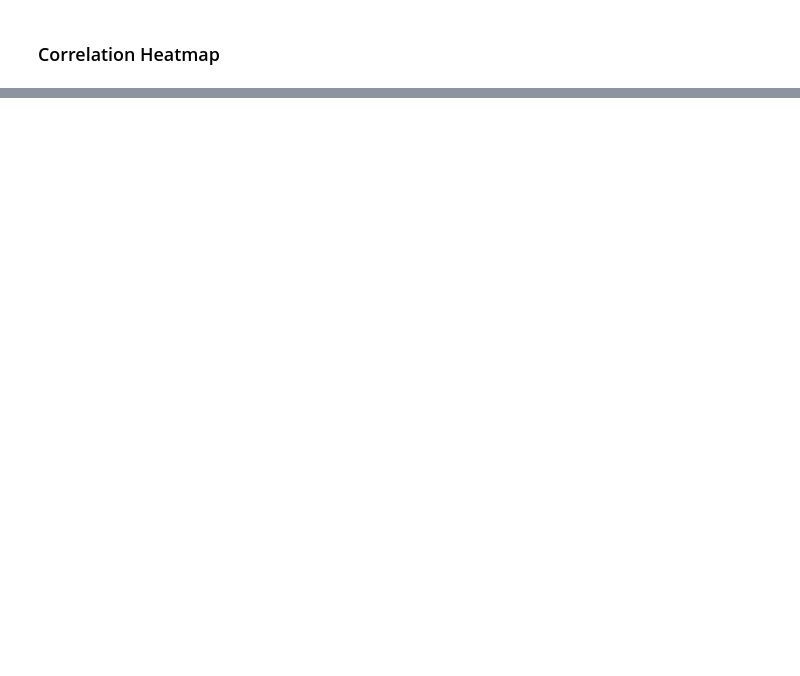
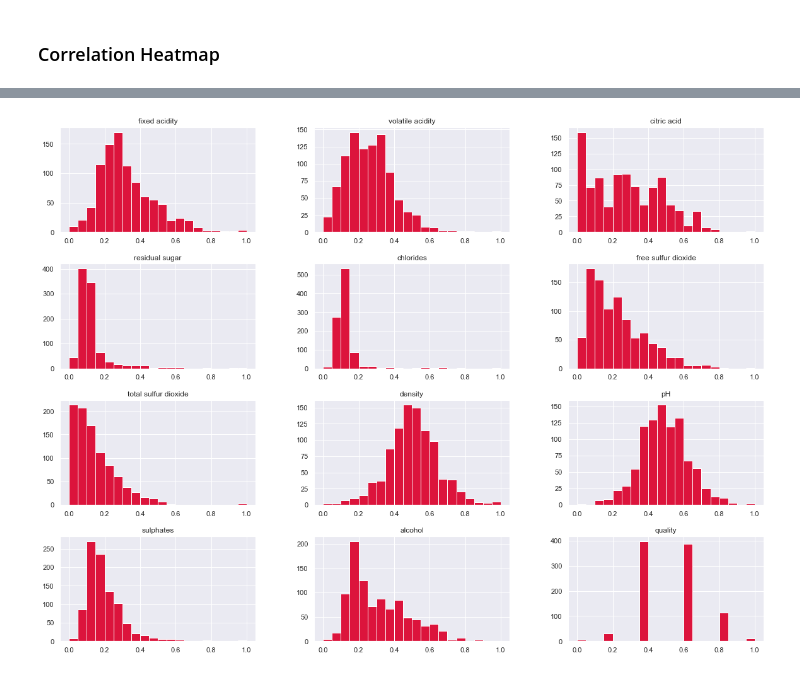
Before and after one commit to Suma-Marri/Wine_Quality, a Jupyter notebook: RedWine_ML_Model.ipynb, the cells around one changed output, grey strips where cells are left out. Cells and saved outputs as stored; diff of their text form; code cells hidden in the pictures; blank space fills up the shorter version.

```diff
--- a/RedWine_ML_Model.ipynb
+++ b/RedWine_ML_Model.ipynb
@@ -116,0 +307,6 @@ plt.show()
+# %%
+# Distributions of the variables / features
+df_train.hist(figsize=(20,15),bins=20, color="crimson")
+plt.show()
+# %% [output]
+[figure, added]
```
Also changed, not shown: parts of 35 cells of this notebook.
